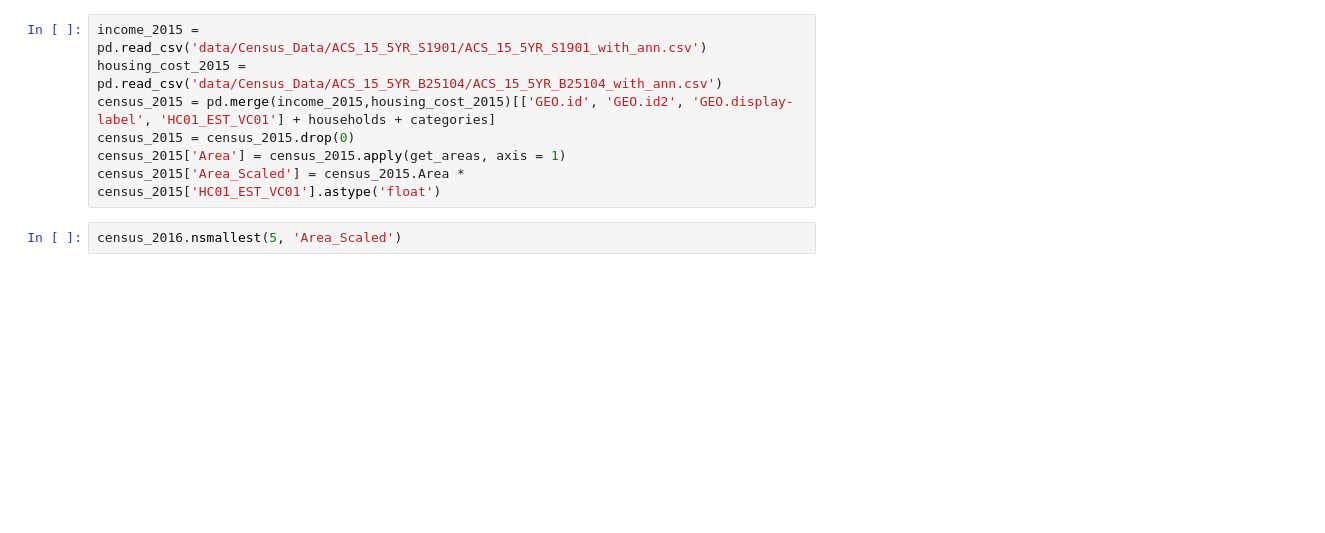
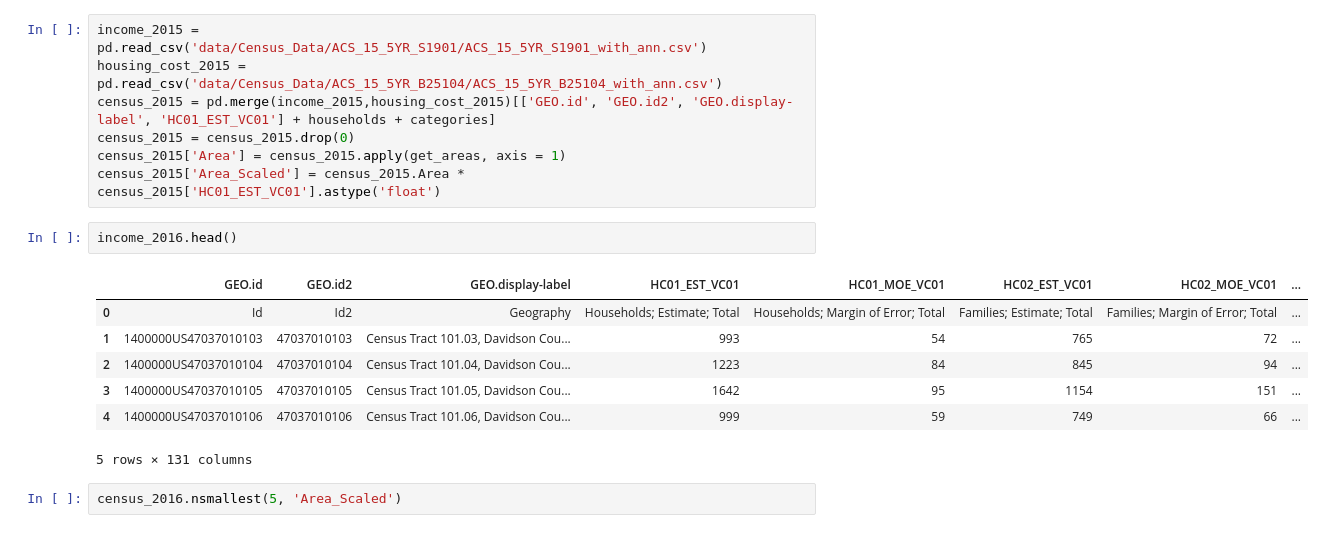
Before and after one commit to Cjcarlevato/data-question-4-affordable-housing-green-dogs, a Jupyter notebook: DQ4_Michael.ipynb, the cells around one changed output. Cells and saved outputs as stored; diff of their text form; blank space fills up the shorter version.

```diff
--- a/DQ4_Michael.ipynb
+++ b/DQ4_Michael.ipynb
@@ -741,6 +772,16 @@ census_2015 = pd.merge(income_2015,housing_cost_2015)[['GEO.id', 'GEO.id2', 'GEO
 census_2015 = census_2015.drop(0)
 census_2015['Area'] = census_2015.apply(get_areas, axis = 1)
 census_2015['Area_Scaled'] = census_2015.Area * census_2015['HC01_EST_VC01'].astype('float')
+# %%
+income_2016.head()
+# %% [output]
+|  | GEO.id | GEO.id2 | GEO.display-label | HC01_EST_VC01 | HC01_MOE_VC01 | HC02_EST_VC01 | HC02_MOE_VC01 | ... |
+| 0 | Id | Id2 | Geography | Households; Estimate; Total | Households; Margin of Error; Total | Families; Estimate; Total | Families; Margin of Error; Total | ... |
+| 1 | 1400000US47037010103 | 47037010103 | Census Tract 101.03, Davidson Cou... | 993 | 54 | 765 | 72 | ... |
+| 2 | 1400000US47037010104 | 47037010104 | Census Tract 101.04, Davidson Cou... | 1223 | 84 | 845 | 94 | ... |
+| 3 | 1400000US47037010105 | 47037010105 | Census Tract 101.05, Davidson Cou... | 1642 | 95 | 1154 | 151 | ... |
+| 4 | 1400000US47037010106 | 47037010106 | Census Tract 101.06, Davidson Cou... | 999 | 59 | 749 | 66 | ... |
+5 rows × 131 columns
 # %%
 census_2016.nsmallest(5, 'Area_Scaled')
 # %% [output]
```
Also changed, not shown: parts of 34 cells of this notebook.
